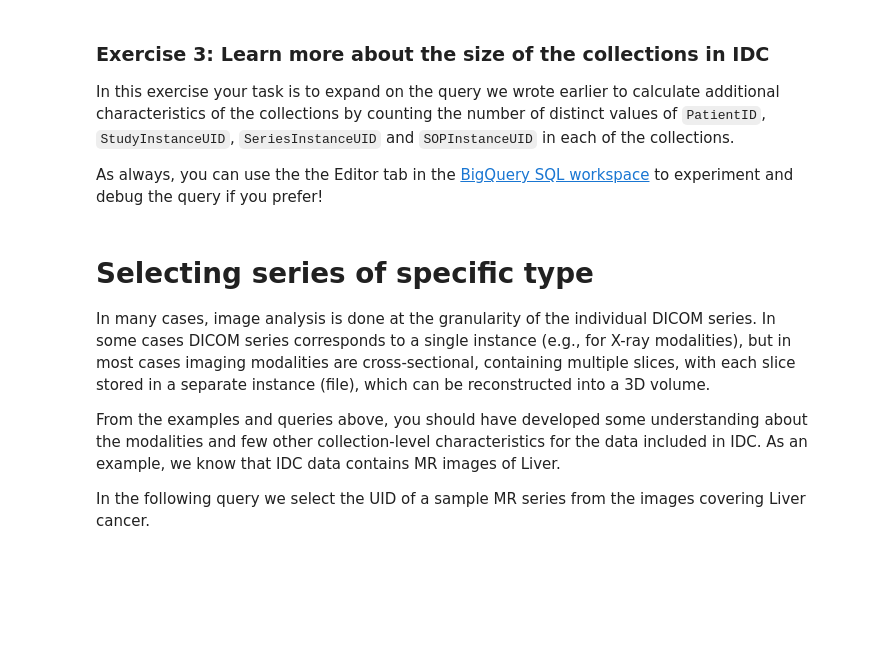
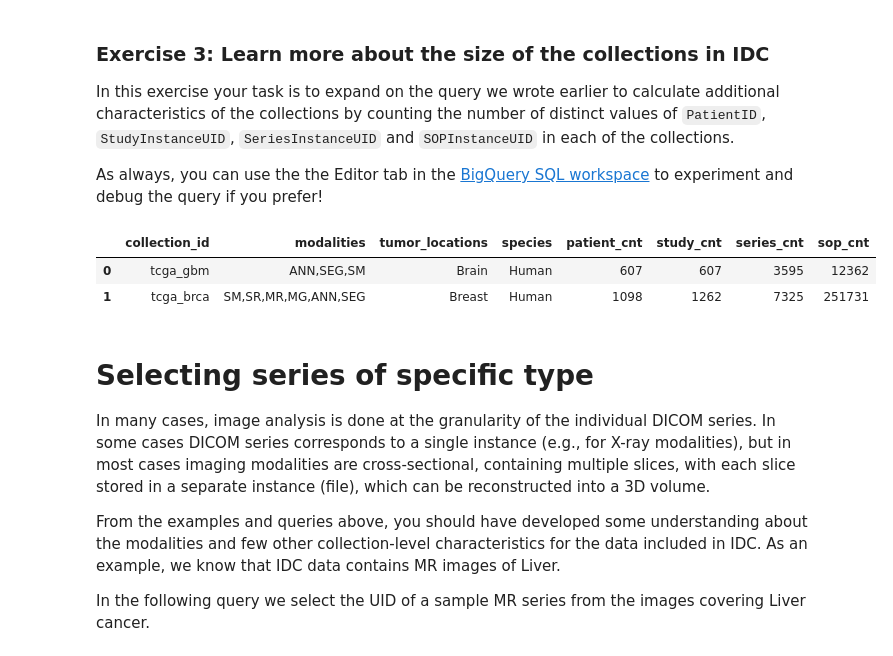
Before and after one commit to jnajera14/IDC-Tutorials, a Jupyter notebook: notebooks/getting_started/part3_exploring_cohorts.ipynb, the cells around one changed output. Drawn from its saved outputs; the diff is of its cells as text; code cells hidden in the pictures; blank space fills up the shorter version.

```diff
--- a/notebooks/getting_started/part3_exploring_cohorts.ipynb
+++ b/notebooks/getting_started/part3_exploring_cohorts.ipynb
@@ -299,31 +338,37 @@ As always, you can use the the Editor tab in the [BigQuery SQL workspace](https:
 # %%
 from google.cloud import bigquery
 
 # BigQuery client is initialized with the ID of the project
 # we specified in the beginning of the notebook!
 bq_client = bigquery.Client(my_ProjectID)
 
 # Execution of this cell will fail unless you wrote the query below!
 selection_query = """
 SELECT
   collection_id,
   STRING_AGG(DISTINCT(Modality)) as modalities,
   STRING_AGG(DISTINCT(collection_tumorLocation)) as tumor_locations,
-  STRING_AGG(DISTINCT(collection_species)) as species
-  # count number of distinct patients
-  # count number of distinct studies
-  # count number of distinct series
-  # count number of distinct instances
+  STRING_AGG(DISTINCT(collection_species)) as species,
+  COUNT(DISTINCT(PatientID)) as patient_cnt,
+  COUNT(DISTINCT(StudyInstanceUID)) as study_cnt,
+  COUNT(DISTINCT(SeriesInstanceUID)) as series_cnt,
+  COUNT(DISTINCT(SOPInstanceUID)) as sop_cnt
 FROM
   bigquery-public-data.idc_current.dicom_all
+WHERE
+  collection_id IN ("tcga_gbm", "tcga_brca")
 GROUP BY
   collection_id
 """
 
 selection_result = bq_client.query(selection_query)
 selection_df = selection_result.result().to_dataframe()
 
 selection_df
+# %% [output]
+|  | collection_id | modalities | tumor_locations | species | patient_cnt | study_cnt | series_cnt | sop_cnt |
+| 0 | tcga_gbm | ANN,SEG,SM | Brain | Human | 607 | 607 | 3595 | 12362 |
+| 1 | tcga_brca | SM,SR,MR,MG,ANN,SEG | Breast | Human | 1098 | 1262 | 7325 | 251731 |
 # %% [markdown]
 # Selecting series of specific type
 
```
Also changed, not shown: parts of 4 cells of this notebook.
